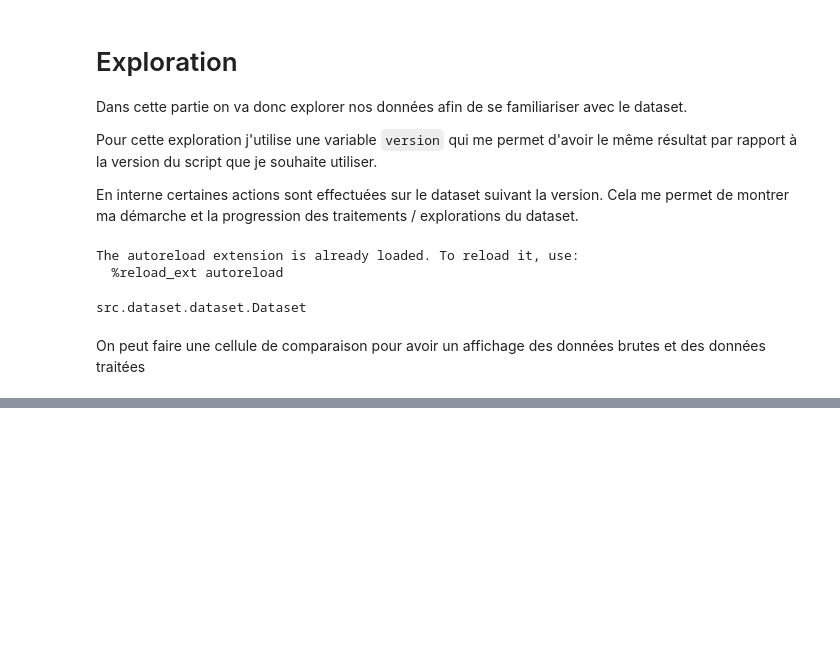
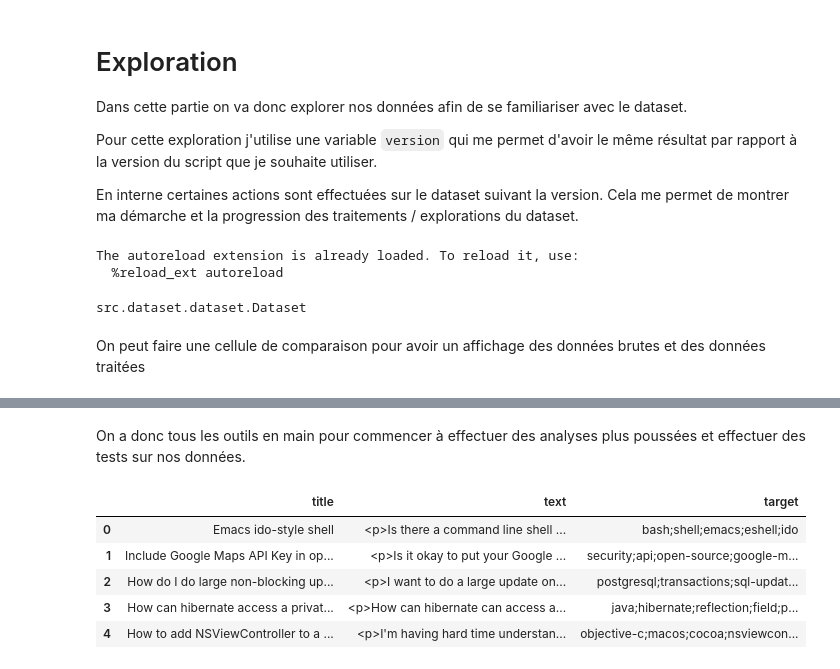
Before and after one commit to AlanBlanchet/CategorisezAutomatiquementDesQuestions, a Jupyter notebook: notebooks/exploration.ipynb, the cells around one changed output, grey strips where cells are left out. Cells and saved outputs as stored; diff of their text form; code cells hidden in the pictures; blank space fills up the shorter version.

```diff
--- a/notebooks/exploration.ipynb
+++ b/notebooks/exploration.ipynb
@@ -37,0 +114,12 @@ Parsed ==============================================
+# %% [markdown]
+On a donc tous les outils en main pour commencer à effectuer des analyses plus poussées et effectuer des tests sur nos données.
+# %%
+df = Dataset.use("topics1.csv", version=0)
+df.head()
+# %% [output]
+|  | title | text | target |
+| 0 | Emacs ido-style shell | <p>Is there a command line shell ... | bash;shell;emacs;eshell;ido |
+| 1 | Include Google Maps API Key in op... | <p>Is it okay to put your Google ... | security;api;open-source;google-m... |
+| 2 | How do I do large non-blocking up... | <p>I want to do a large update on... | postgresql;transactions;sql-updat... |
+| 3 | How can hibernate access a privat... | <p>How can hibernate can access a... | java;hibernate;reflection;field;p... |
+| 4 | How to add NSViewController to a ... | <p>I'm having hard time understan... | objective-c;macos;cocoa;nsviewcon... |
```
Also changed, not shown: parts of 16 cells of this notebook, 3 other files.
